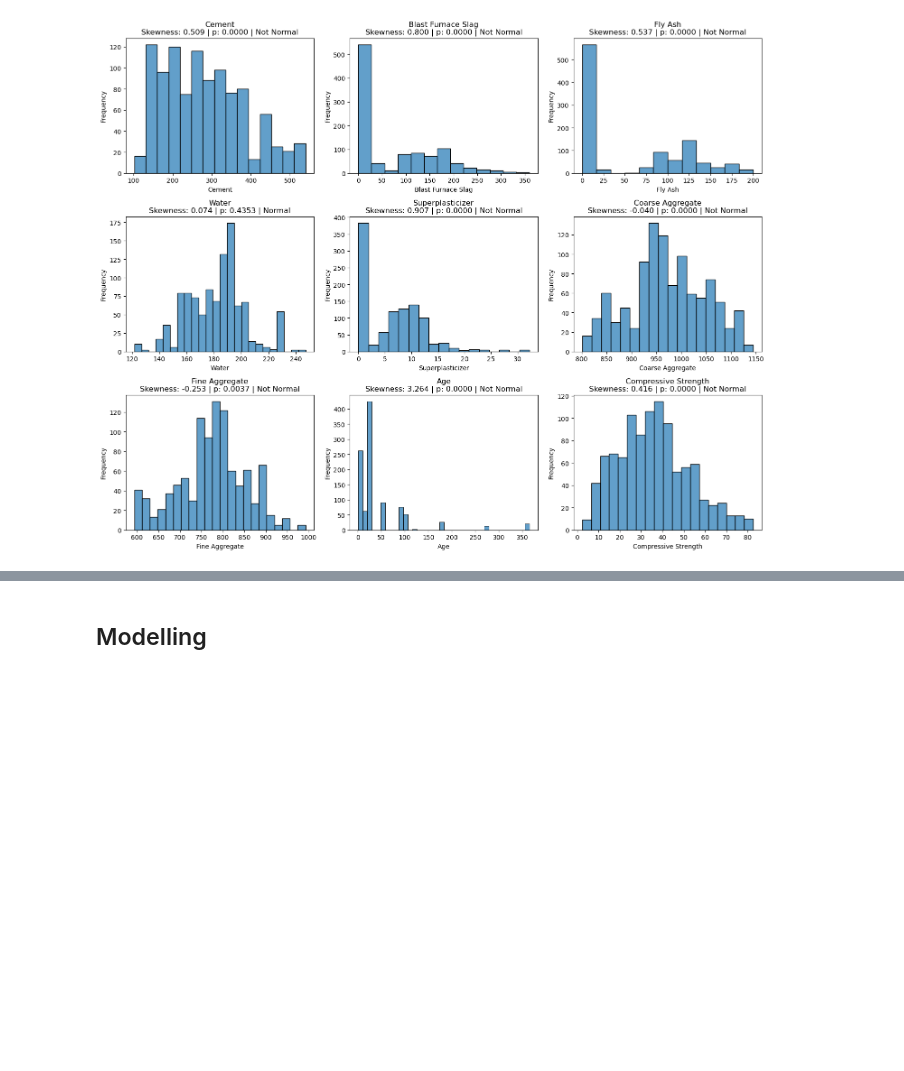
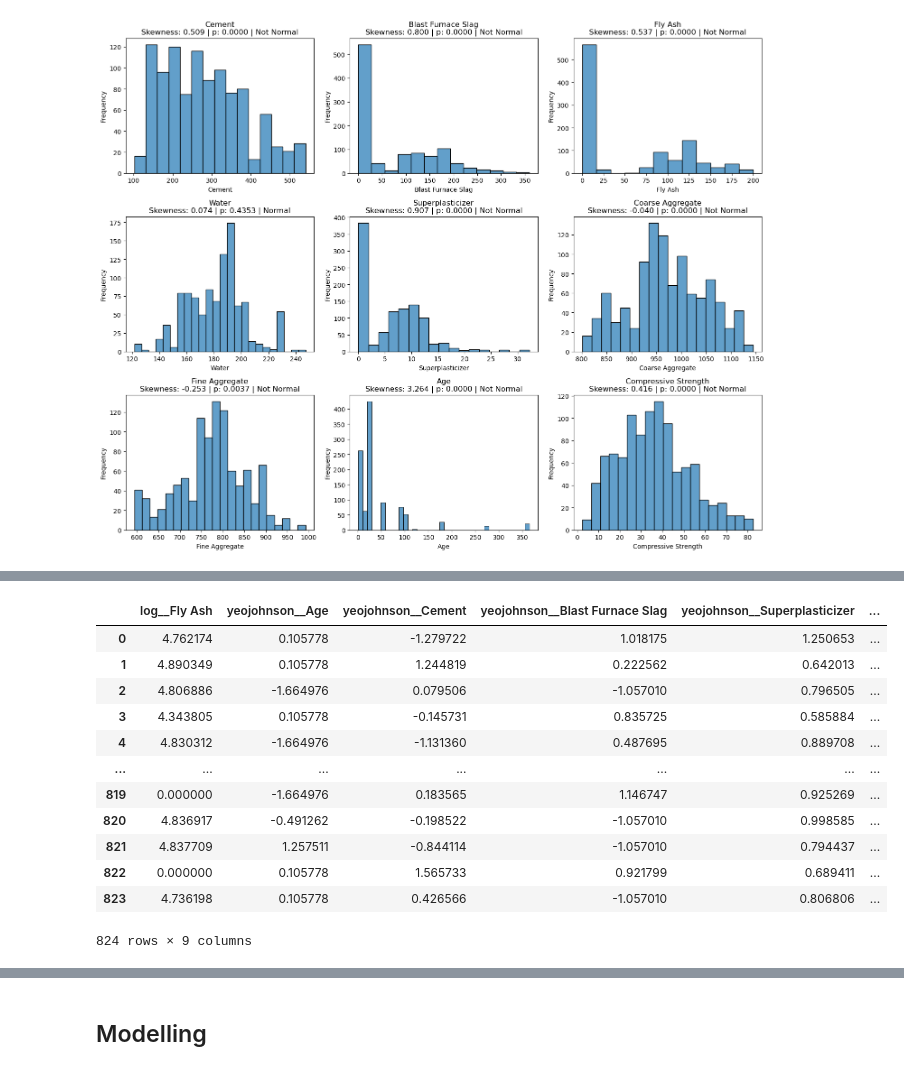
Before and after one commit to MengenL-ds/Predicting-compressive-strength-of-concrete-mixtures, a Jupyter notebook: notebook.ipynb, the cells around one changed output, grey strips where cells are left out. Drawn from its saved outputs; the diff is of its cells as text; code cells hidden in the pictures; blank space fills up the shorter version.

```diff
--- a/notebook.ipynb
+++ b/notebook.ipynb
@@ -149,0 +244,18 @@ array(['log__Fly Ash', 'yeojohnson__Age', 'yeojohnson__Cement',
+# %%
+transformed_X_train = pd.DataFrame(transformed_X_train, columns=ct_transform.get_feature_names_out()).join(y_train.reset_index(drop=True))
+transformed_X_test = pd.DataFrame(transformed_X_test, columns=ct_transform.get_feature_names_out()).join(y_test.reset_index(drop=True))
+transformed_X_train
+# %% [output]
+|  | log__Fly Ash | yeojohnson__Age | yeojohnson__Cement | yeojohnson__Blast Furnace Slag | yeojohnson__Superplasticizer | ... |
+| 0 | 4.762174 | 0.105778 | -1.279722 | 1.018175 | 1.250653 | ... |
+| 1 | 4.890349 | 0.105778 | 1.244819 | 0.222562 | 0.642013 | ... |
+| 2 | 4.806886 | -1.664976 | 0.079506 | -1.057010 | 0.796505 | ... |
+| 3 | 4.343805 | 0.105778 | -0.145731 | 0.835725 | 0.585884 | ... |
+| 4 | 4.830312 | -1.664976 | -1.131360 | 0.487695 | 0.889708 | ... |
+| ... | ... | ... | ... | ... | ... | ... |
+| 819 | 0.000000 | -1.664976 | 0.183565 | 1.146747 | 0.925269 | ... |
+| 820 | 4.836917 | -0.491262 | -0.198522 | -1.057010 | 0.998585 | ... |
+| 821 | 4.837709 | 1.257511 | -0.844114 | -1.057010 | 0.794437 | ... |
+| 822 | 0.000000 | 0.105778 | 1.565733 | 0.921799 | 0.689411 | ... |
+| 823 | 4.736198 | 0.105778 | 0.426566 | -1.057010 | 0.806806 | ... |
+824 rows × 9 columns
```
Also changed, not shown: parts of 57 cells of this notebook, 1 other file.
